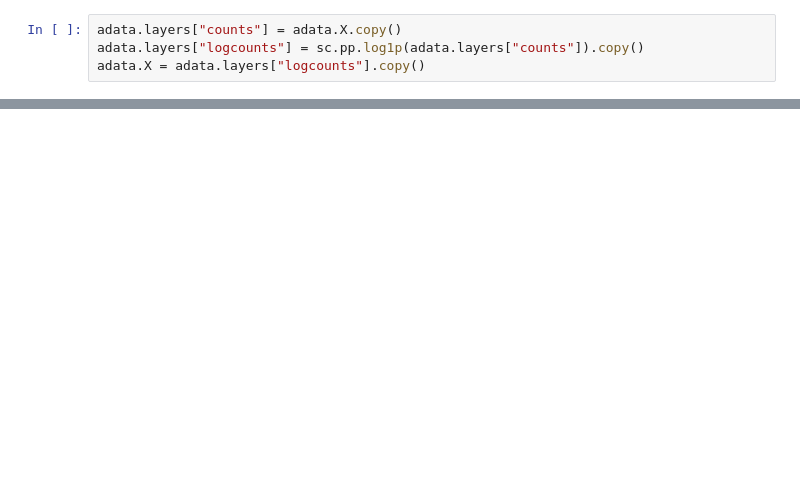
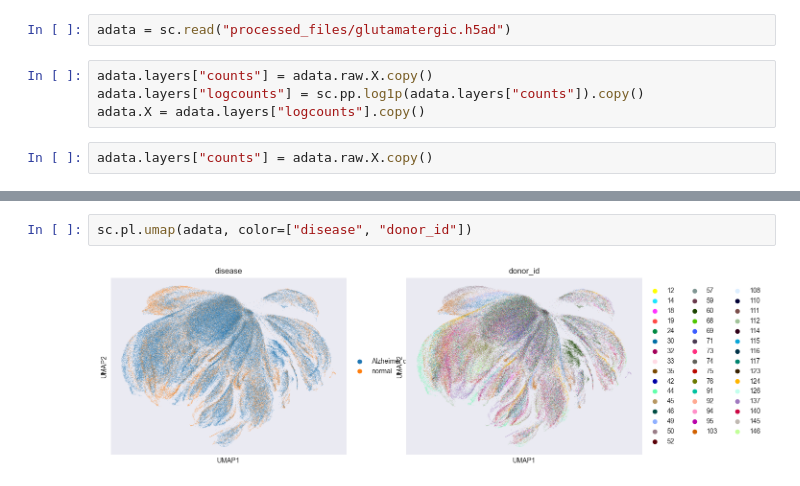
Before and after one commit to Shaunakm07/Single-Cell-Alzheimers, a Jupyter notebook: clustering_workflow.ipynb, the cells around one changed output, grey strips where cells are left out. Drawn from its saved outputs; the diff is of its cells as text; blank space fills up the shorter version.

```diff
--- a/clustering_workflow.ipynb
+++ b/clustering_workflow.ipynb
@@ -12,4 +8,8 @@ adata = adata[adata.obs["cell_type"] == "glutamatergic neuron"]
+# %%
+adata = sc.read("processed_files/glutamatergic.h5ad")
 # %%
-adata.layers["counts"] = adata.X.copy()
+adata.layers["counts"] = adata.raw.X.copy()
 adata.layers["logcounts"] = sc.pp.log1p(adata.layers["counts"]).copy()
 adata.X = adata.layers["logcounts"].copy()
+# %%
+adata.layers["counts"] = adata.raw.X.copy()
@@ -15,0 +24,4 @@ adata.X = adata.layers["logcounts"].copy()
+# %%
+sc.pl.umap(adata, color=["disease", "donor_id"])
+# %% [output]
+[figure, added]
```
Also changed, not shown: parts of 21 cells of this notebook, 6 other files.
